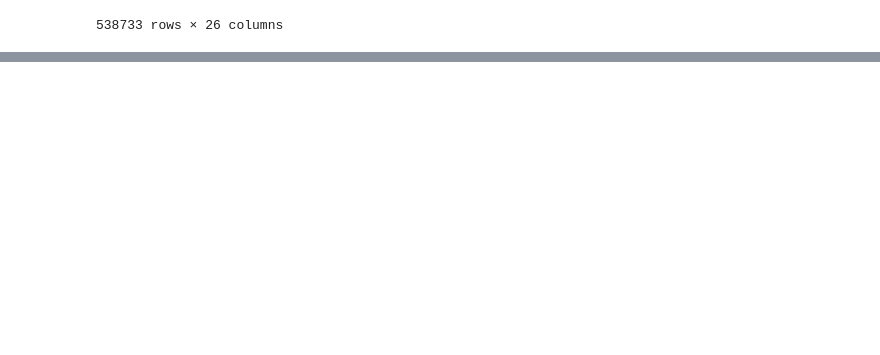
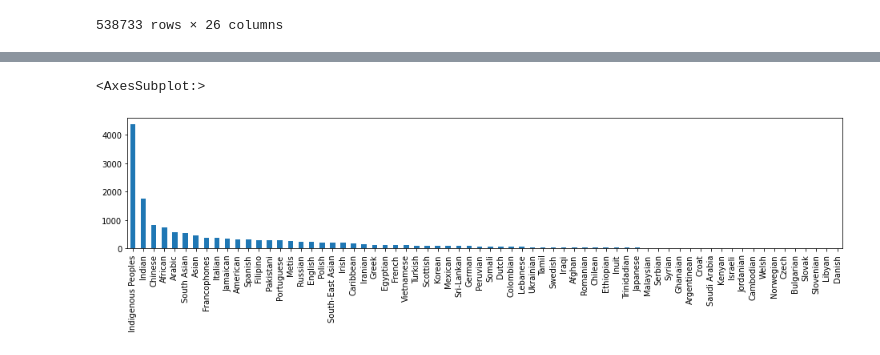
Before and after one commit to VectorInstitute/PETs-Bootcamp, a Jupyter notebook: data_utilities/load_connex_data.ipynb, the cells around one changed output, grey strips where cells are left out. Cells and saved outputs as stored; diff of their text form; code cells hidden in the pictures; blank space fills up the shorter version.

Commit message:
added some data exploration to connex notebook

```diff
--- a/data_utilities/load_connex_data.ipynb
+++ b/data_utilities/load_connex_data.ipynb
@@ -21,0 +42,5 @@ connex_df
+# %%
+connex_df.ETHNICITY.dropna().value_counts().plot(kind='bar', figsize=(16,3))
+# %% [output]
+<AxesSubplot:>
+[figure, added]
```
Also changed, not shown: parts of 6 cells of this notebook.
